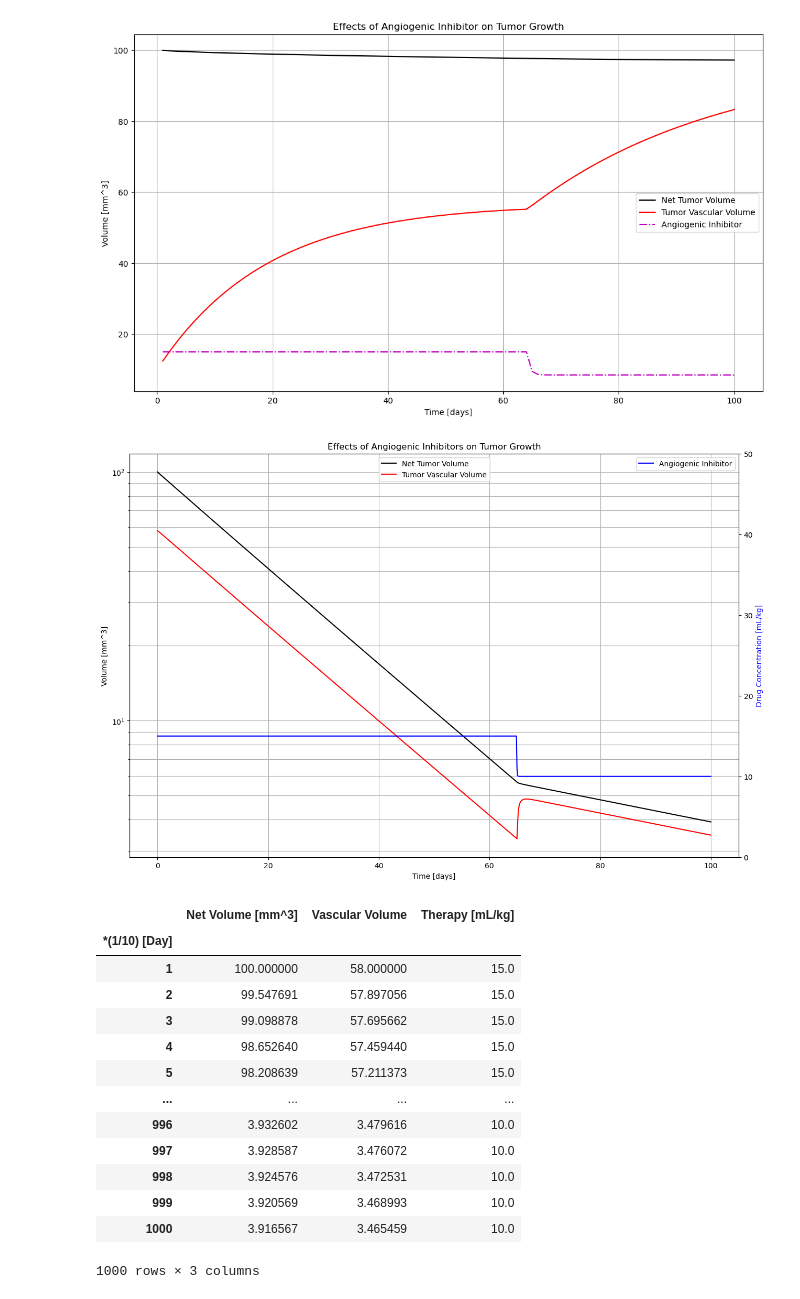
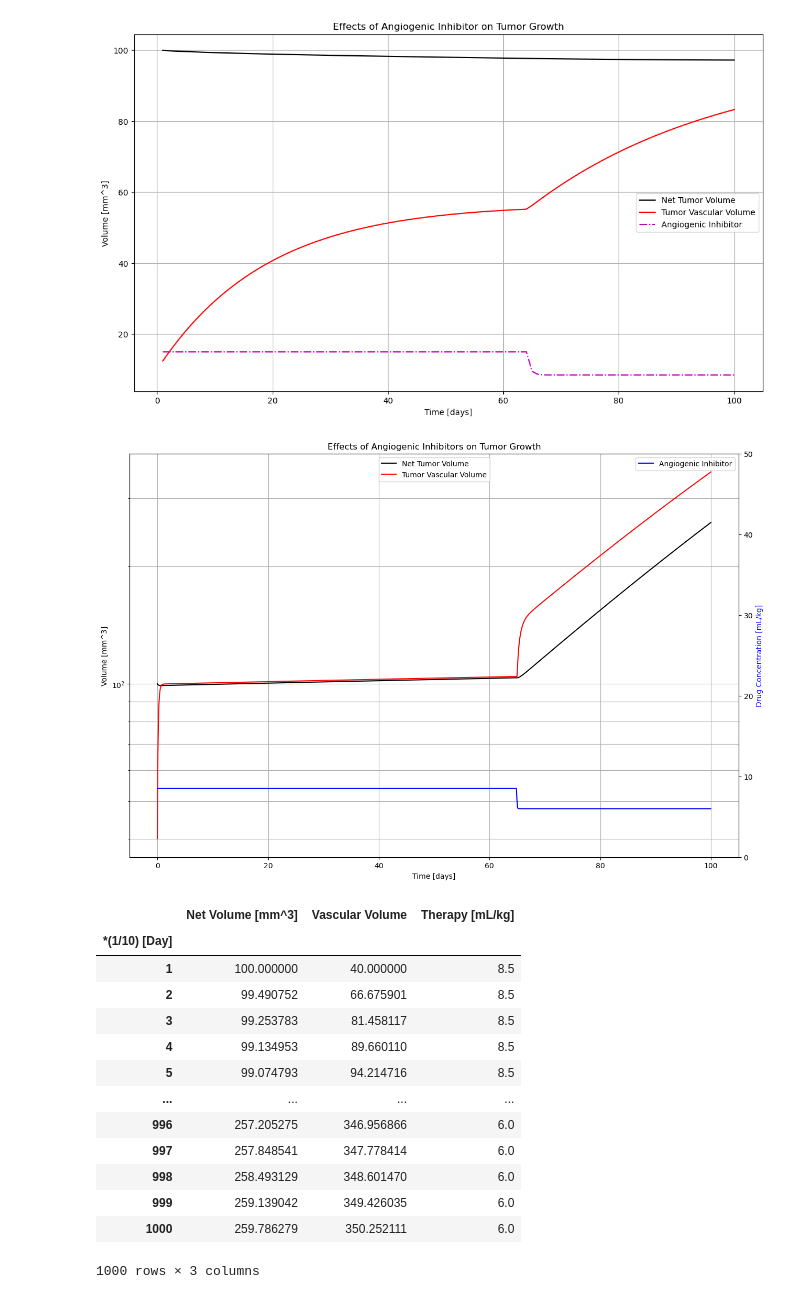
Before and after one commit to caypange/BMED-430-Tumor-Model-, a Jupyter notebook: Python Tracked/Tumor Model/Tumor Volume Model.ipynb, the cells around one changed output. Cells and saved outputs as stored; diff of their text form; code cells hidden in the pictures.

```diff
--- a/Python Tracked/Tumor Model/Tumor Volume Model.ipynb
+++ b/Python Tracked/Tumor Model/Tumor Volume Model.ipynb
@@ -93,6 +93,8 @@ df
 from scipy.integrate import odeint
 import numpy as np
 import matplotlib.pyplot as plt
+import math
+import pandas as pd
 
 # use differential equation solver (scipy.integrate)
 
@@ -103,9 +105,9 @@ def odes(x, t):
     d = 0.00873 #[1/day*mm^2]
     e = 0.66 #[1/day
     if t < 65 :
-        umax = 15
+        umax = 8.5
     else:
-        umax = 10+6.5**(-(t-65))
+        umax = 6+6.5**(-(t-65))
 
     # assign each ODE to a vector element
     A = x[0]
@@ -118,7 +120,7 @@ def odes(x, t):
     return [dd1, dd2]
 
 # initial conditions
-x0 = [100, 58] # net volume, vascular volume
+x0 = [100, 40] # net volume, vascular volume
 
 
 # declare a time vector (time window)
@@ -134,54 +136,54 @@ B = x[:,1]
 
 def Drug(y):
     if y < 650:
-        return 15
+        return 8.5
     elif y >= 650:
-        return 10+6.5**(-(y-650))
+        return 6+6.5**(-(y-650))
 
 U = []
 
 for i in range (0,1000):
     i += 1
     u = Drug(i)
     U.append(u)
 
 # construct dataframe for net, vascular, and drug volumes
 df = pd.DataFrame({'Net Volume [mm^3]': A, 'Vascular Volume': B, 'Therapy [mL/kg]': U})
 df.index += 1
 df.index.name = '*(1/10) [Day]'
 
 # plot the results
 fig, ax = plt.subplots()
 plt.rcParams["figure.figsize"] = (15,10)
 ax.semilogy(t,A,'k', label = "Net Tumor Volume")
 ax.semilogy(t,B,'r', label = "Tumor Vascular Volume")
 ax.legend(loc ='upper center')
 plt.grid(True, which="both")
 ax1 = ax.twinx()
 ax1.plot(t,U,'b', label = "Angiogenic Inhibitor")
-ax1.legend()
+ax1.legend(loc = "upper right")
 ax.set_xlabel('Time [days]')
 ax.set_ylabel('Volume [mm^3]')
 ax1.set_ylabel('Drug Concentration [mL/kg]')
 ax1.yaxis.label.set_color('b')
 ax1.set_ylim(0,50)
 plt.title('Effects of Angiogenic Inhibitors on Tumor Growth')
 plt.show()
 
 df
 # %% [output]
-[figure, old version]
+[figure, new version]
 |  | Net Volume [mm^3] | Vascular Volume | Therapy [mL/kg] |
 | *(1/10) [Day] |  |  |  |
-| 1 | 100.000000 | 58.000000 | 15.0 |
-| 2 | 99.547691 | 57.897056 | 15.0 |
-| 3 | 99.098878 | 57.695662 | 15.0 |
-| 4 | 98.652640 | 57.459440 | 15.0 |
-| 5 | 98.208639 | 57.211373 | 15.0 |
+| 1 | 100.000000 | 40.000000 | 8.5 |
+| 2 | 99.490752 | 66.675901 | 8.5 |
+| 3 | 99.253783 | 81.458117 | 8.5 |
+| 4 | 99.134953 | 89.660110 | 8.5 |
+| 5 | 99.074793 | 94.214716 | 8.5 |
 | ... | ... | ... | ... |
-| 996 | 3.932602 | 3.479616 | 10.0 |
-| 997 | 3.928587 | 3.476072 | 10.0 |
-| 998 | 3.924576 | 3.472531 | 10.0 |
-| 999 | 3.920569 | 3.468993 | 10.0 |
-| 1000 | 3.916567 | 3.465459 | 10.0 |
+| 996 | 257.205275 | 346.956866 | 6.0 |
+| 997 | 257.848541 | 347.778414 | 6.0 |
+| 998 | 258.493129 | 348.601470 | 6.0 |
+| 999 | 259.139042 | 349.426035 | 6.0 |
+| 1000 | 259.786279 | 350.252111 | 6.0 |
 1000 rows × 3 columns
```
